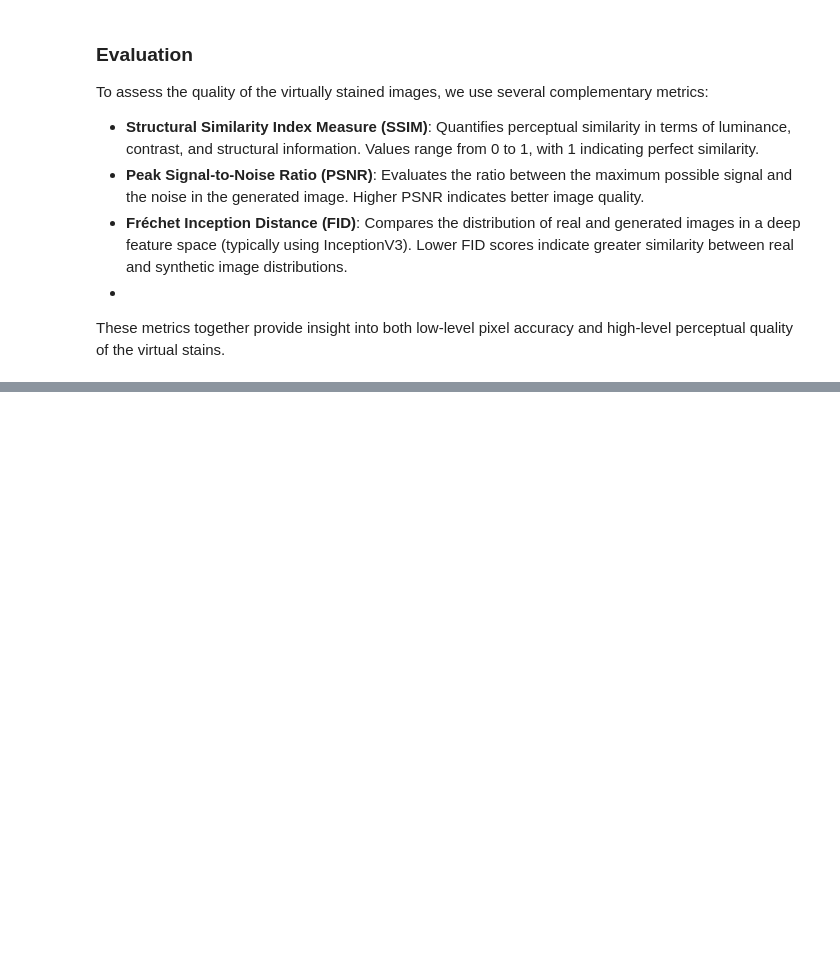
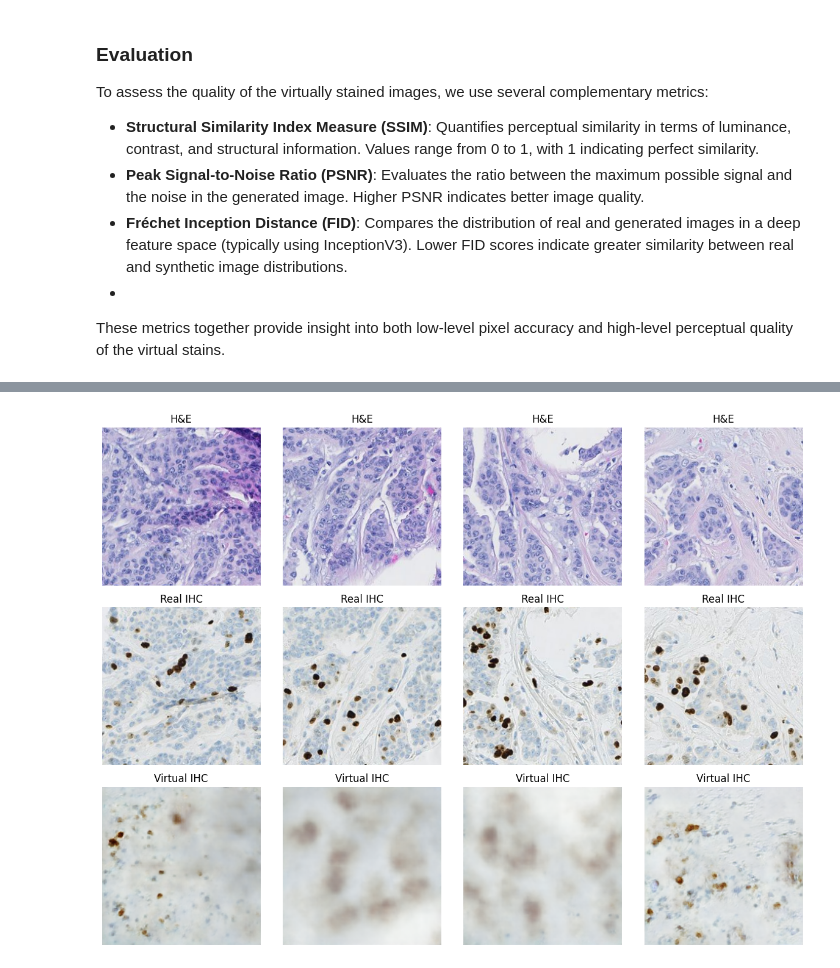
Before and after one commit to littlefieldnick/GLBIO2025_VirtualStaining_Tutorial, a Jupyter notebook: VirtualStainingTutorial.ipynb, the cells around one changed output, grey strips where cells are left out. Drawn from its saved outputs; the diff is of its cells as text; code cells hidden in the pictures; blank space fills up the shorter version.

Commit message:
Added visualization of test images.

```diff
--- a/VirtualStainingTutorial.ipynb
+++ b/VirtualStainingTutorial.ipynb
@@ -276,7 +276,7 @@ for real_images, target_images in cyclic_loader:
             "optimizer_G": optimizer_G.state_dict(),
             "optimizer_D": optimizer_D.state_dict(),
             "scheduler_G": scheduler_G.state_dict(),
-        }, f"/ix1/qgu/ngl18/GLBIO2025_VirtualStaining/ckpts/best.pth")
+        }, f"/ix1/qgu/ngl18/GLBIO2025_VirtualStaining/ckpts_v2/best.pth")
 
     # === Save Checkpoint ===
     torch.save({
@@ -356,5 +362,7 @@ test_virtual_staining_dataloader = DataLoader(test_virtual_staining_dataset, bat
 # %%
 # Load Checkpoint
 ckpt = torch.load(f"/ix1/qgu/ngl18/GLBIO2025_VirtualStaining/ckpts/best.pth")
-G = G.load_state_dict(ckpt["G"]).to(device)
+G = Generator(3)
+G.load_state_dict(ckpt["G"])
+G = G.cuda()
 # %%
@@ -361,0 +378,23 @@ evaluate_pix2_pix(G, test_virtual_staining_dataloader, device=device)
+# %%
+# Visualize test example
+
+real_images, target_images = next(iter(test_virtual_staining_dataloader))
+
+with torch.no_grad():
+    he_sample = real_images[:4]
+    ihc_sample = target_images[:4]
+    ihc_pred = G(he_sample.to(device))
+    def to_img(x): return (x * 0.5 + 0.5).clamp(0, 1)
+
+    fig, axs = plt.subplots(3, 4, figsize=(12, 9))
+    for j in range(4):
+        axs[0, j].imshow(to_img(he_sample[j].permute(1, 2, 0)).cpu())
+        axs[0, j].set_title("H&E")
+        axs[1, j].imshow(to_img(ihc_sample[j].permute(1, 2, 0)).cpu())
+        axs[1, j].set_title(f"Real IHC")
+        axs[2, j].imshow(to_img(ihc_pred[j].permute(1, 2, 0)).cpu())
+        axs[2, j].set_title(f"Virtual IHC")
+        for row in axs: row[j].axis('off')
+    plt.tight_layout()
+# %% [output]
+[figure, added]
```
Also changed, not shown: parts of 3 cells of this notebook.
